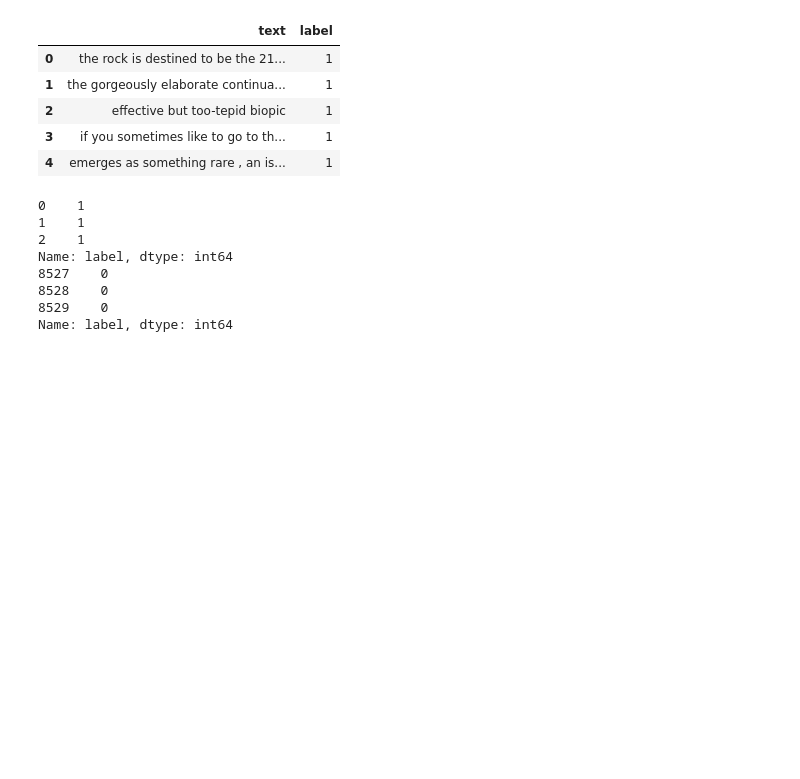
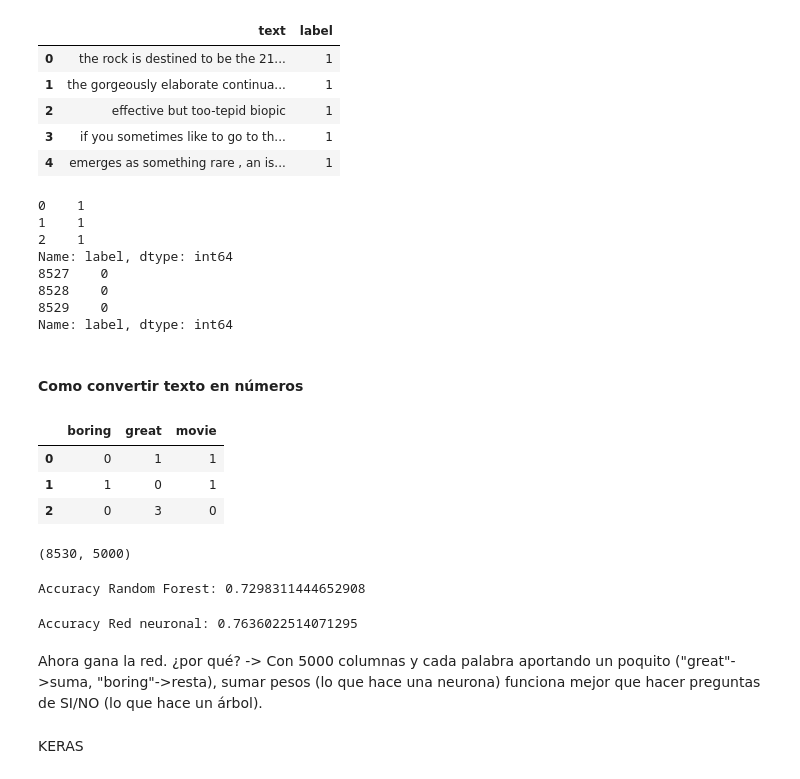
Before and after one commit to c0sh1/spotify_colabresearch, a Jupyter notebook: spotify_colabresearch.ipynb, the cells around one changed output. Saved outputs shown, nothing was run; the diff lists cells and outputs as text; code cells hidden in the pictures; blank space fills up the shorter version.

```diff
--- a/spotify_colabresearch.ipynb
+++ b/spotify_colabresearch.ipynb
@@ -257,3 +258,58 @@ Name: label, dtype: int64
 # las barajamos
 
 train = train.sample(frac=1, random_state=42)
+# %% [markdown]
+#### Como convertir texto en números
+# %%
+from sklearn.feature_extraction.text import CountVectorizer
+
+#ejemplo pequeño para verlo
+
+frases= ["great movie", "boring movie", "great great great"]
+
+ejemplo = CountVectorizer()
+tabla = ejemplo.fit_transform(frases)
+
+# La tabla de conteos: filas = frases, columnas = palabras
+pd.DataFrame(tabla.toarray(), columns=ejemplo.get_feature_names_out())
+# %% [output]
+|  | boring | great | movie |
+| 0 | 0 | 1 | 1 |
+| 1 | 1 | 0 | 1 |
+| 2 | 0 | 3 | 0 |
+# %%
+# ahora con todas las reseñas: con las 5000 palabras mas frecuentes
+
+contador = CountVectorizer(max_features=5000)
+
+# fit SOLO con train (igual que el escalador): aprende el vocabulario
+X_train = contador.fit_transform(train["text"])
+X_test = contador.transform(test["text"])
+
+y_train = train["label"]
+y_test = test["label"]
+
+print(X_train.shape)
+# %% [output]
+(8530, 5000)
+# %%
+# tarda unos 30 - 40 segundos: 200 arboles con 5000 columnas
+rf = RandomForestClassifier(n_estimators=200, random_state=42)
+rf.fit(X_train, y_train)
+
+print("Accuracy Random Forest:", accuracy_score(y_test, rf.predict(X_test)))
+# %% [output]
+Accuracy Random Forest: 0.7298311444652908
+# %%
+# early_stopping=True -> para sola cuando deja de mejorar (lo vemos en E)
+
+red = MLPClassifier(hidden_layer_sizes=(64,), early_stopping=True, random_state=42)
+red.fit(X_train, y_train)
+
+print("Accuracy Red neuronal:", accuracy_score(y_test, red.predict(X_test)))
+# %% [output]
+Accuracy Red neuronal: 0.7636022514071295
+# %% [markdown]
+Ahora gana la red. ¿por qué?  -> Con 5000 columnas y cada palabra aportando un poquito ("great"->suma, "boring"->resta), sumar pesos (lo que hace una neurona) funciona mejor que hacer preguntas de SI/NO (lo que hace un árbol).
+# %% [markdown]
+KERAS
```
Also changed, not shown: parts of 17 cells of this notebook.
